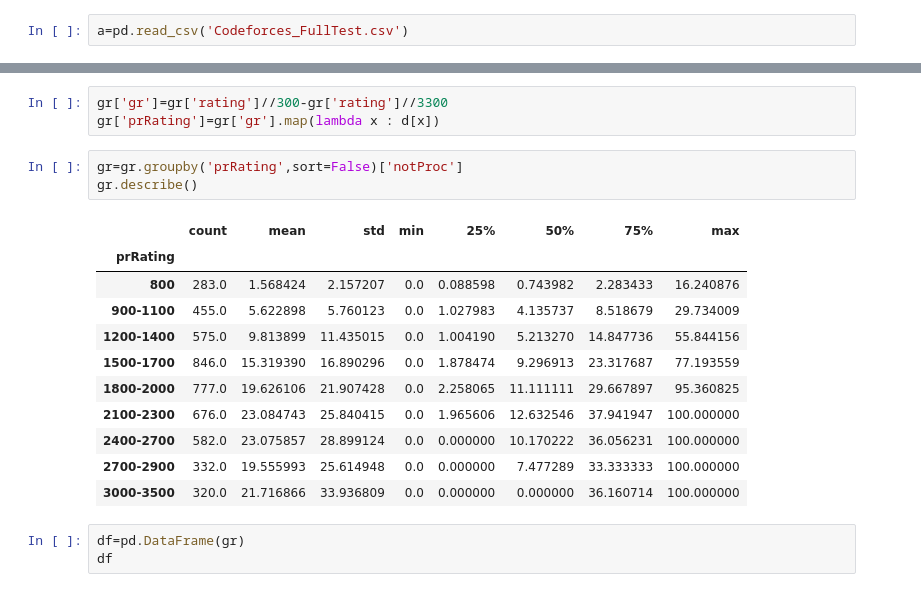
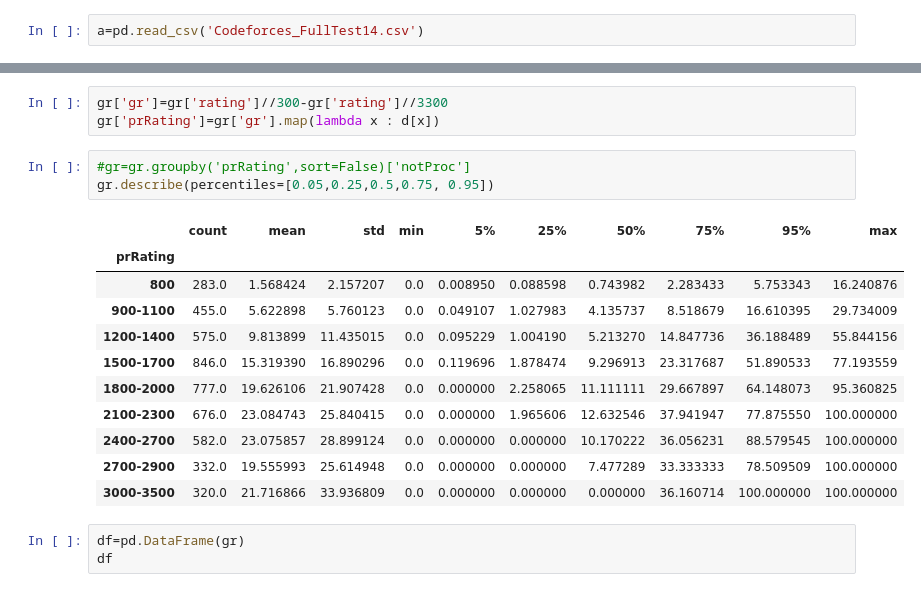
Before and after one commit to NataIss/codeforces, a Jupyter notebook: Codeforces_12_FailedOnFullTests.ipynb, the cells around one changed output, grey strips where cells are left out. Drawn from its saved outputs; the diff is of its cells as text.

```diff
--- a/Codeforces_12_FailedOnFullTests.ipynb
+++ b/Codeforces_12_FailedOnFullTests.ipynb
@@ -89,7 +89,7 @@ See the caveats in the documentation: https://pandas.pydata.org/pandas-docs/stab
 # %%
 #a.to_csv('Codeforces_FullTest.csv')
 # %%
-a=pd.read_csv('Codeforces_FullTest.csv')
+a=pd.read_csv('Codeforces_FullTest14.csv')
 # %%
 a.shape
 # %% [output]
@@ -241,20 +241,20 @@ gr=a.sort_values('rating')
 gr['gr']=gr['rating']//300-gr['rating']//3300
 gr['prRating']=gr['gr'].map(lambda x : d[x])
 # %%
-gr=gr.groupby('prRating',sort=False)['notProc']
-gr.describe()
+#gr=gr.groupby('prRating',sort=False)['notProc']
+gr.describe(percentiles=[0.05,0.25,0.5,0.75, 0.95])
 # %% [output]
-|  | count | mean | std | min | 25% | 50% | 75% | max |
-| prRating |  |  |  |  |  |  |  |  |
-| 800 | 283.0 | 1.568424 | 2.157207 | 0.0 | 0.088598 | 0.743982 | 2.283433 | 16.240876 |
-| 900-1100 | 455.0 | 5.622898 | 5.760123 | 0.0 | 1.027983 | 4.135737 | 8.518679 | 29.734009 |
-| 1200-1400 | 575.0 | 9.813899 | 11.435015 | 0.0 | 1.004190 | 5.213270 | 14.847736 | 55.844156 |
-| 1500-1700 | 846.0 | 15.319390 | 16.890296 | 0.0 | 1.878474 | 9.296913 | 23.317687 | 77.193559 |
-| 1800-2000 | 777.0 | 19.626106 | 21.907428 | 0.0 | 2.258065 | 11.111111 | 29.667897 | 95.360825 |
-| 2100-2300 | 676.0 | 23.084743 | 25.840415 | 0.0 | 1.965606 | 12.632546 | 37.941947 | 100.000000 |
-| 2400-2700 | 582.0 | 23.075857 | 28.899124 | 0.0 | 0.000000 | 10.170222 | 36.056231 | 100.000000 |
-| 2700-2900 | 332.0 | 19.555993 | 25.614948 | 0.0 | 0.000000 | 7.477289 | 33.333333 | 100.000000 |
-| 3000-3500 | 320.0 | 21.716866 | 33.936809 | 0.0 | 0.000000 | 0.000000 | 36.160714 | 100.000000 |
+|  | count | mean | std | min | 5% | 25% | 50% | 75% | 95% | max |
+| prRating |  |  |  |  |  |  |  |  |  |  |
+| 800 | 283.0 | 1.568424 | 2.157207 | 0.0 | 0.008950 | 0.088598 | 0.743982 | 2.283433 | 5.753343 | 16.240876 |
+| 900-1100 | 455.0 | 5.622898 | 5.760123 | 0.0 | 0.049107 | 1.027983 | 4.135737 | 8.518679 | 16.610395 | 29.734009 |
+| 1200-1400 | 575.0 | 9.813899 | 11.435015 | 0.0 | 0.095229 | 1.004190 | 5.213270 | 14.847736 | 36.188489 | 55.844156 |
+| 1500-1700 | 846.0 | 15.319390 | 16.890296 | 0.0 | 0.119696 | 1.878474 | 9.296913 | 23.317687 | 51.890533 | 77.193559 |
+| 1800-2000 | 777.0 | 19.626106 | 21.907428 | 0.0 | 0.000000 | 2.258065 | 11.111111 | 29.667897 | 64.148073 | 95.360825 |
+| 2100-2300 | 676.0 | 23.084743 | 25.840415 | 0.0 | 0.000000 | 1.965606 | 12.632546 | 37.941947 | 77.875550 | 100.000000 |
+| 2400-2700 | 582.0 | 23.075857 | 28.899124 | 0.0 | 0.000000 | 0.000000 | 10.170222 | 36.056231 | 88.579545 | 100.000000 |
+| 2700-2900 | 332.0 | 19.555993 | 25.614948 | 0.0 | 0.000000 | 0.000000 | 7.477289 | 33.333333 | 78.509509 | 100.000000 |
+| 3000-3500 | 320.0 | 21.716866 | 33.936809 | 0.0 | 0.000000 | 0.000000 | 0.000000 | 36.160714 | 100.000000 | 100.000000 |
 # %%
 df=pd.DataFrame(gr)
 df
```
